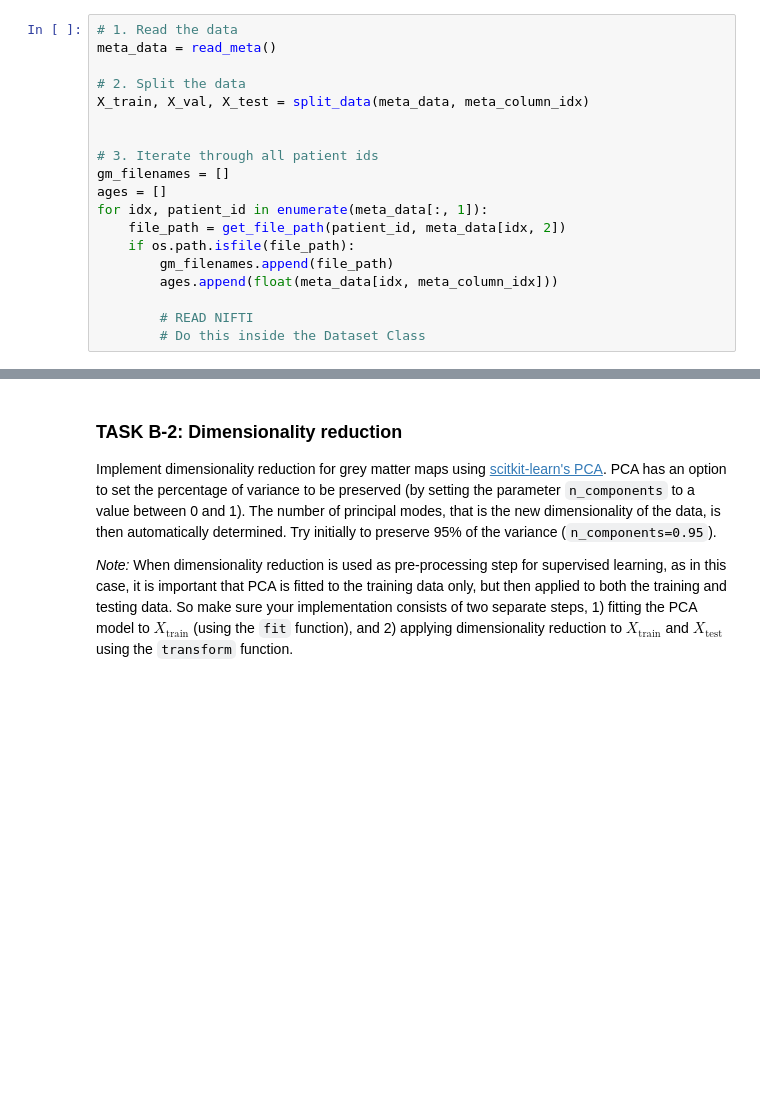
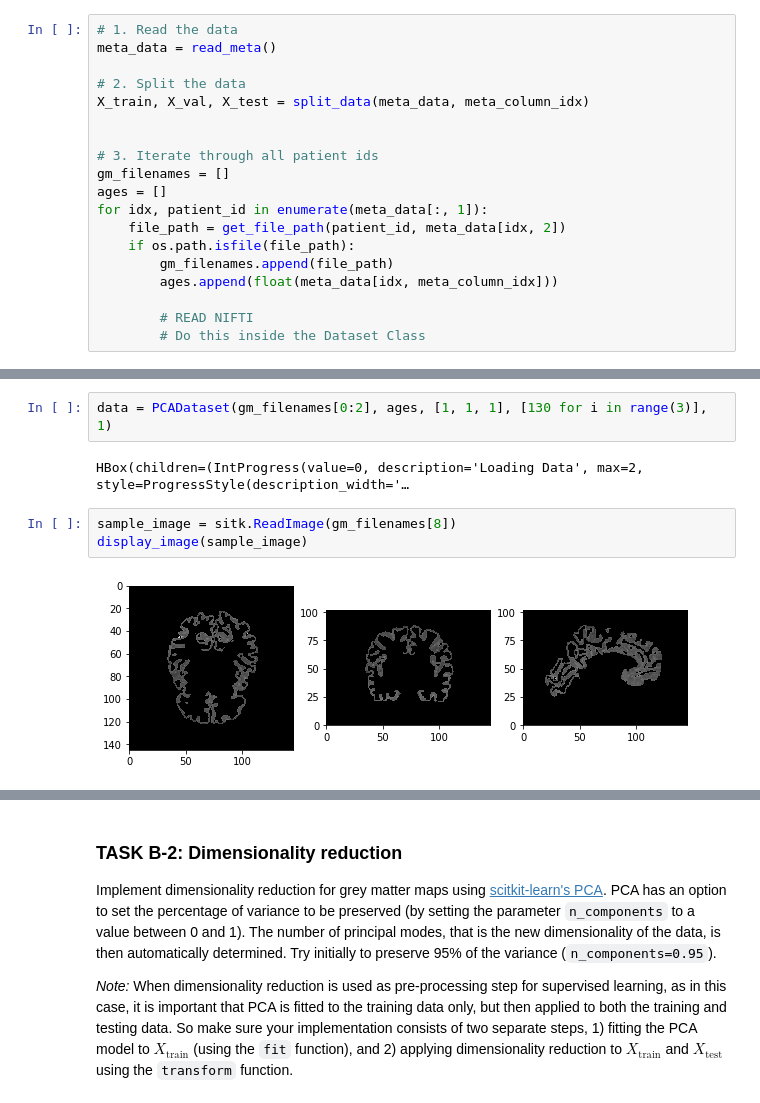
Before and after one commit to andwang1/BrainSurfaceTK, a Jupyter notebook: Group Project - Age Regression.ipynb, the cells around one changed output, grey strips where cells are left out. Cells and saved outputs as stored; diff of their text form; blank space fills up the shorter version.

```diff
--- a/Group Project - Age Regression.ipynb
+++ b/Group Project - Age Regression.ipynb
@@ -863,3 +863,12 @@ class PCADataset(Dataset):
             numpy_samples.append(sitk.GetArrayFromImage(sample).flatten())
 
         return np.array(numpy_samples), self.ages
+# %%
+data = PCADataset(gm_filenames[0:2], ages, [1, 1, 1], [130 for i in range(3)], 1)
+# %% [output]
+HBox(children=(IntProgress(value=0, description='Loading Data', max=2, style=ProgressStyle(description_width='…
+# %%
+sample_image = sitk.ReadImage(gm_filenames[8])
+display_image(sample_image)
+# %% [output]
+[figure, added]
```
Also changed, not shown: parts of 5 cells of this notebook.
